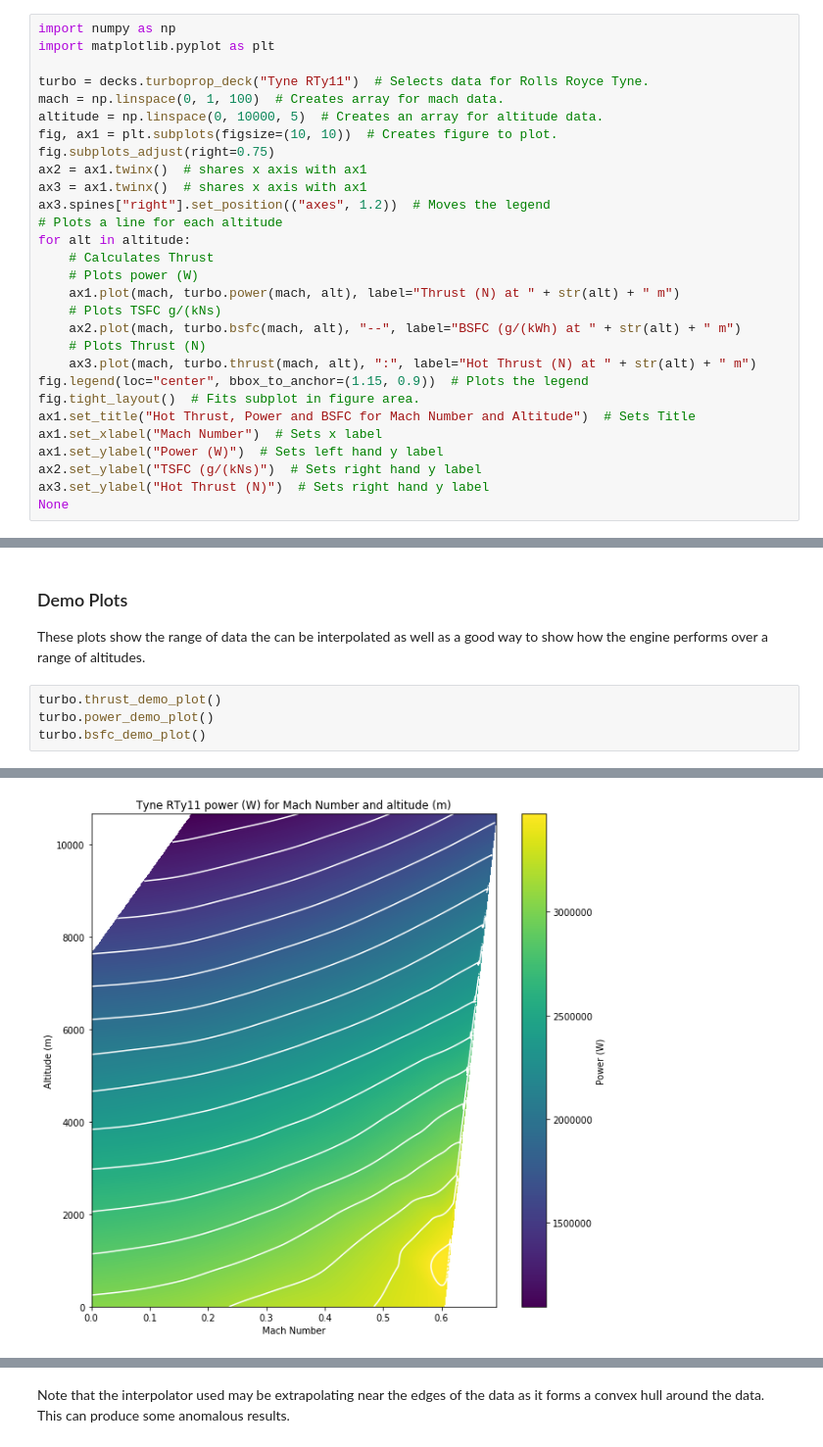
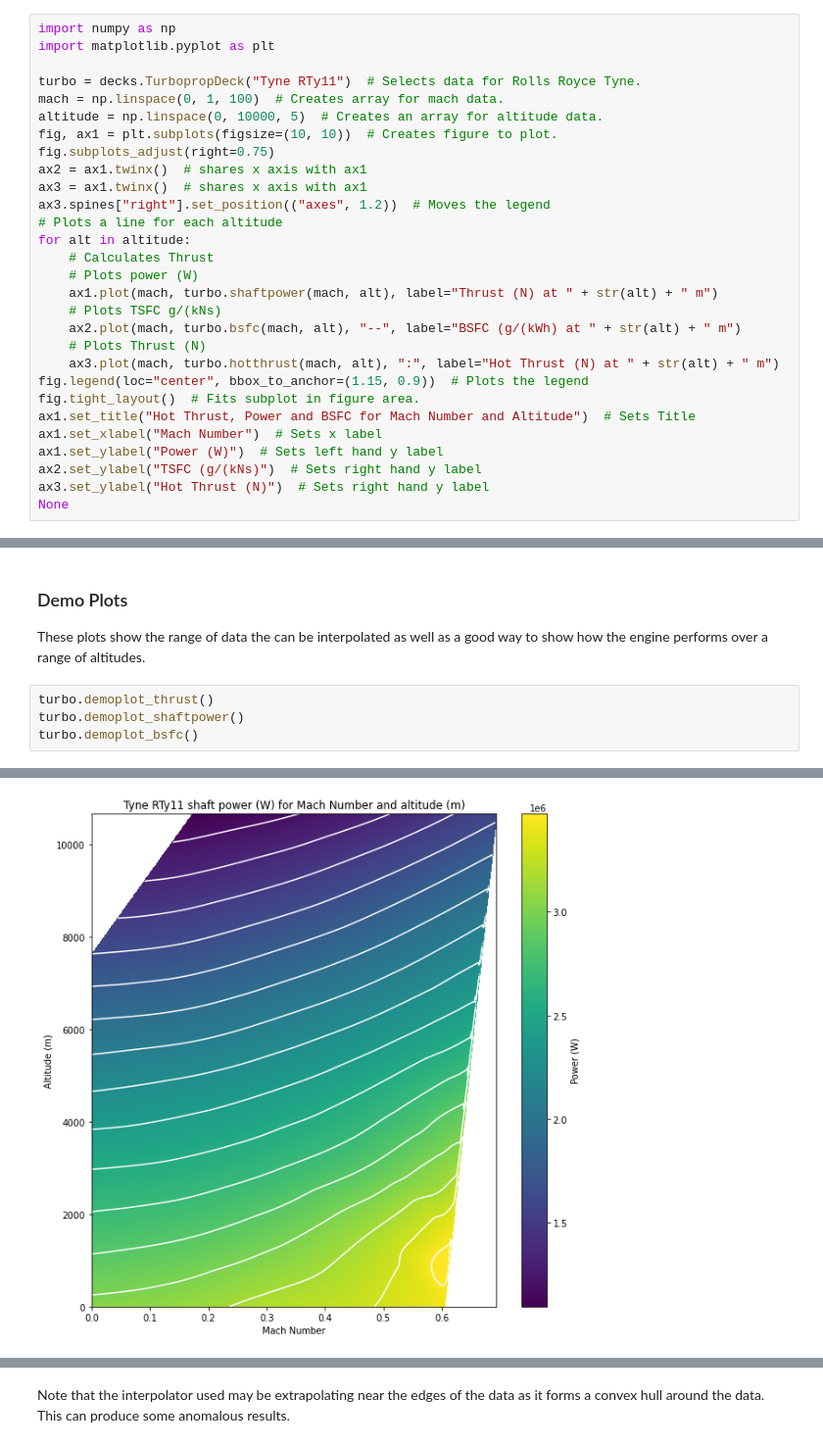
Before and after one commit to sobester/ADRpy, a Jupyter notebook: docs/ADRpy/notebooks/The Capabilities, Function and use of Engine Decks in ADRpy.ipynb, the cells around one changed output, grey strips where cells are left out. Shown at 98% size. Drawn from its saved outputs; the diff is of its cells as text.

```diff
--- a/docs/ADRpy/notebooks/The Capabilities, Function and use of Engine Decks in ADRpy.ipynb
+++ b/docs/ADRpy/notebooks/The Capabilities, Function and use of Engine Decks in ADRpy.ipynb
@@ -62,7 +57,7 @@ The turboprop decks main functions are thrust, power and BSFC. As an example eng
 import numpy as np
 import matplotlib.pyplot as plt
 
-turbo = decks.turboprop_deck("Tyne RTy11")  # Selects data for Rolls Royce Tyne.
+turbo = decks.TurbopropDeck("Tyne RTy11")  # Selects data for Rolls Royce Tyne.
 mach = np.linspace(0, 1, 100)  # Creates array for mach data.
 altitude = np.linspace(0, 10000, 5)  # Creates an array for altitude data.
 fig, ax1 = plt.subplots(figsize=(10, 10))  # Creates figure to plot.
@@ -74,11 +69,11 @@ ax3.spines["right"].set_position(("axes", 1.2))  # Moves the legend
 for alt in altitude:
     # Calculates Thrust
     # Plots power (W)
-    ax1.plot(mach, turbo.power(mach, alt), label="Thrust (N) at " + str(alt) + " m")
+    ax1.plot(mach, turbo.shaftpower(mach, alt), label="Thrust (N) at " + str(alt) + " m")
     # Plots TSFC g/(kNs)
     ax2.plot(mach, turbo.bsfc(mach, alt), "--", label="BSFC (g/(kWh) at " + str(alt) + " m")
     # Plots Thrust (N)
-    ax3.plot(mach, turbo.thrust(mach, alt), ":", label="Hot Thrust (N) at " + str(alt) + " m")
+    ax3.plot(mach, turbo.hotthrust(mach, alt), ":", label="Hot Thrust (N) at " + str(alt) + " m")
 fig.legend(loc="center", bbox_to_anchor=(1.15, 0.9))  # Plots the legend
 fig.tight_layout()  # Fits subplot in figure area.
 ax1.set_title("Hot Thrust, Power and BSFC for Mach Number and Altitude")  # Sets Title
@@ -93,7 +88,7 @@ None
 ### Demo Plots
 These plots show the range of data the can be interpolated as well as a good way to show how the engine performs over a range of altitudes.
 # %%
-turbo.thrust_demo_plot()
-turbo.power_demo_plot()
-turbo.bsfc_demo_plot()
+turbo.demoplot_thrust()
+turbo.demoplot_shaftpower()
+turbo.demoplot_bsfc()
 # %% [output]
@@ -101 +96 @@ turbo.bsfc_demo_plot()
-[figure, old version]
+[figure, new version]
```
Also changed, not shown: parts of 16 cells of this notebook, 8 other files.
